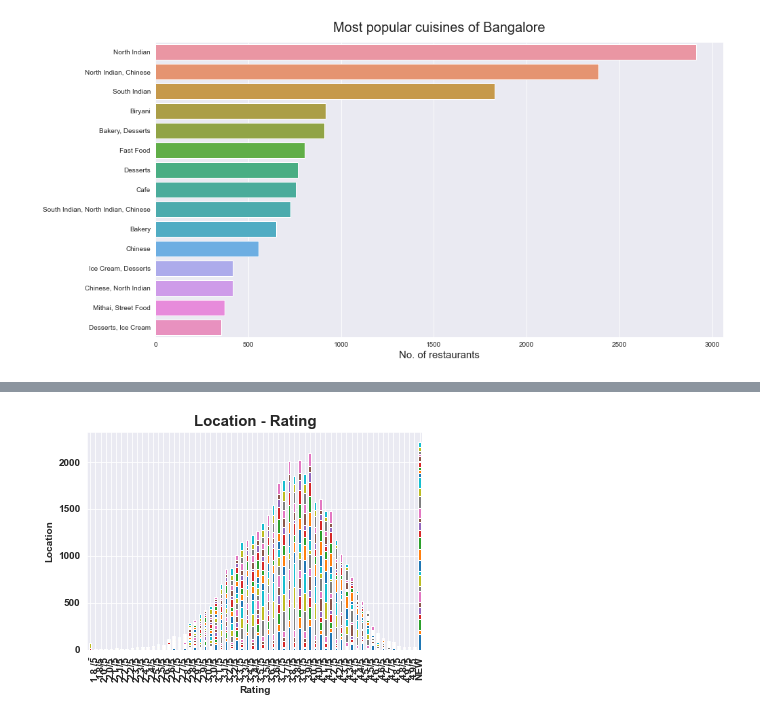
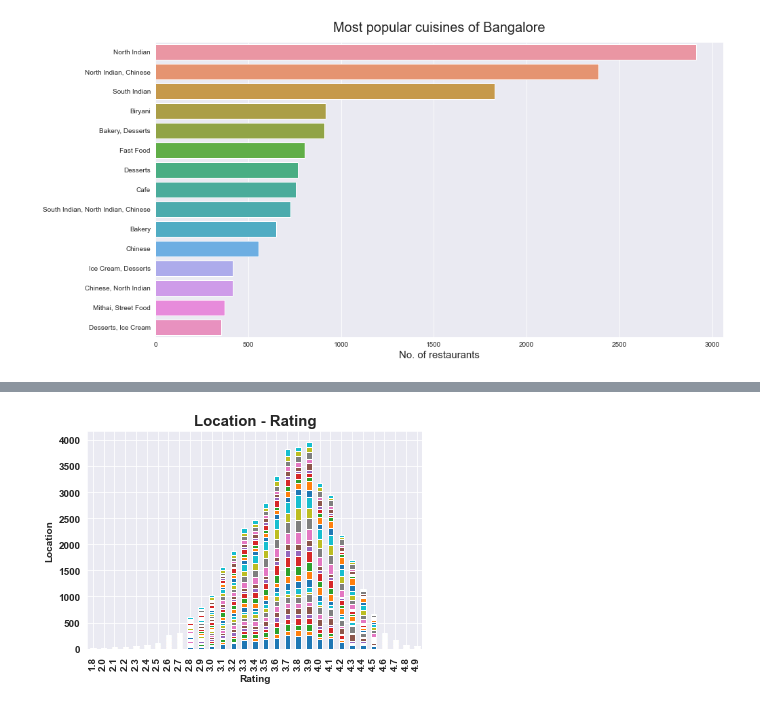
Before and after one commit to rohanmrb/Restaurant-Recommendation-System, a Jupyter notebook: EDA/first_draft.ipynb, the cells around one changed output, grey strips where cells are left out. Cells and saved outputs as stored; diff of their text form; code cells hidden in the pictures.

```diff
--- a/EDA/first_draft.ipynb
+++ b/EDA/first_draft.ipynb
@@ -17,3 +13,7 @@ df.head()
+# %%
+df['cuisines'].fillna('-',inplace=True)
+df.isnull().sum()
+df['Number_of_cuisines_offered'] = df['cuisines'].apply(lambda x : len(x.split(',')))
 # %%
 #dropping unnecessary columns
 col = ['url', 'address', 'phone']
@@ -158,12 +189,12 @@ Text(0.5, 0, 'No. of restaurants')
 # %%
-loc_plt=pd.crosstab(df['rate'],df['listed_in(city)'])
+loc_plt=pd.crosstab(df['rate'],df['neighbourhood'])
 loc_plt.plot(kind='bar',stacked=True);
 plt.title('Location - Rating',fontsize=15,fontweight='bold')
 plt.ylabel('Location',fontsize=10,fontweight='bold')
 plt.xlabel('Rating',fontsize=10,fontweight='bold')
 plt.xticks(fontsize=10,fontweight='bold')
 plt.yticks(fontsize=10,fontweight='bold')
 plt.legend().remove()
 # %% [output]
-[figure, old version]
+[figure, new version]
 # %%
```
Also changed, not shown: parts of 13 cells of this notebook.
